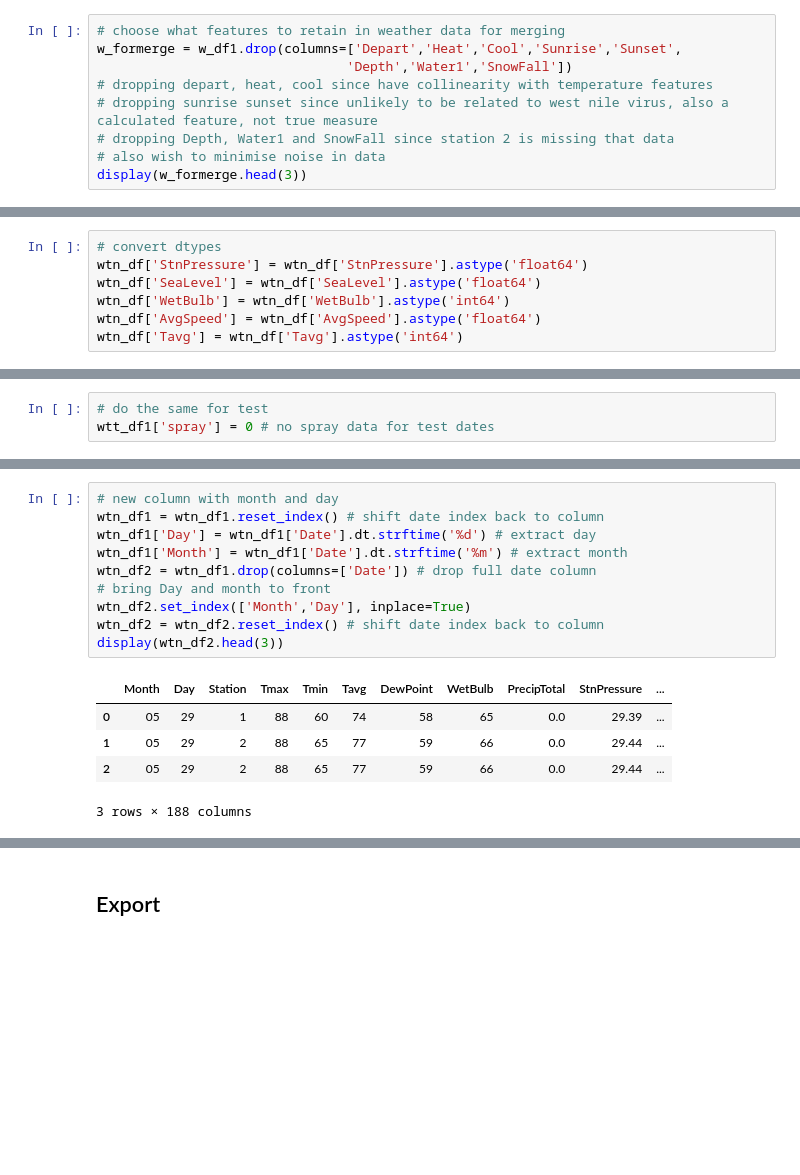
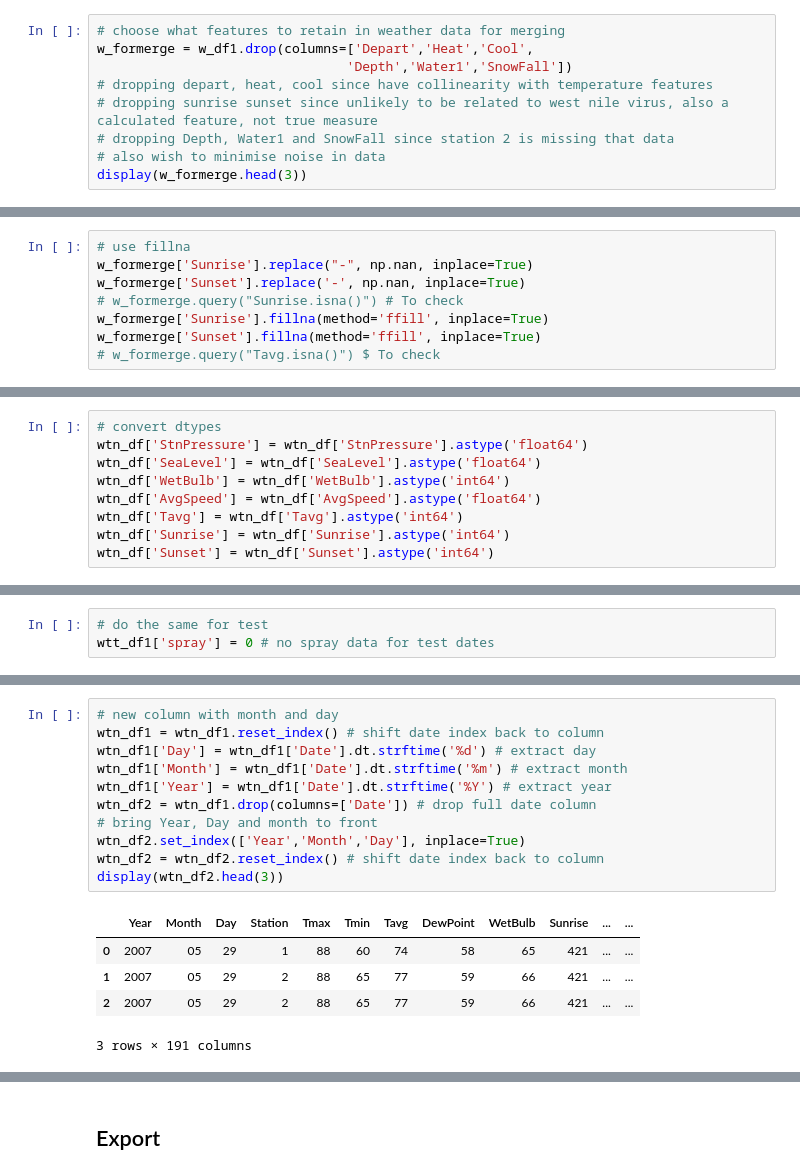
Before and after one commit to lydra4/Projects, a Jupyter notebook: West Nile Virus Prediction/Project_4_group_MLdata.ipynb, the cells around one changed output, grey strips where cells are left out. Cells and saved outputs as stored; diff of their text form; blank space fills up the shorter version.

```diff
--- a/West Nile Virus Prediction/Project_4_group_MLdata.ipynb
+++ b/West Nile Virus Prediction/Project_4_group_MLdata.ipynb
@@ -565,7 +565,7 @@ Index(['Station', 'Tmax', 'Tmin', 'Tavg', 'Depart', 'DewPoint', 'WetBulb',
       dtype='object')
 # %%
 # choose what features to retain in weather data for merging
-w_formerge = w_df1.drop(columns=['Depart','Heat','Cool','Sunrise','Sunset',
+w_formerge = w_df1.drop(columns=['Depart','Heat','Cool',
                                 'Depth','Water1','SnowFall'])
 # dropping depart, heat, cool since have collinearity with temperature features
 # dropping sunrise sunset since unlikely to be related to west nile virus, also a calculated feature, not true measure
@@ -581,0 +590,8 @@ display(w_formerge.head(3))
+# %%
+# use fillna
+w_formerge['Sunrise'].replace("-", np.nan, inplace=True)
+w_formerge['Sunset'].replace('-', np.nan, inplace=True)
+# w_formerge.query("Sunrise.isna()") # To check
+w_formerge['Sunrise'].fillna(method='ffill', inplace=True)
+w_formerge['Sunset'].fillna(method='ffill', inplace=True)
+# w_formerge.query("Tavg.isna()") $ To check
@@ -953,6 +982,8 @@ wtn_df['SeaLevel'] = wtn_df['SeaLevel'].astype('float64')
 wtn_df['WetBulb'] = wtn_df['WetBulb'].astype('int64')
 wtn_df['AvgSpeed'] = wtn_df['AvgSpeed'].astype('float64')
 wtn_df['Tavg'] = wtn_df['Tavg'].astype('int64')
+wtn_df['Sunrise'] = wtn_df['Sunrise'].astype('int64')
+wtn_df['Sunset'] = wtn_df['Sunset'].astype('int64')
 # %%
 # do the same for test
 wtt_df['StnPressure'] = wtt_df['StnPressure'].astype('float64')
@@ -1241,16 +1273,17 @@ display(wtt_df1.head(3))
 # %%
 # new column with month and day
 wtn_df1 = wtn_df1.reset_index() # shift date index back to column
 wtn_df1['Day'] = wtn_df1['Date'].dt.strftime('%d') # extract day
 wtn_df1['Month'] = wtn_df1['Date'].dt.strftime('%m') # extract month
+wtn_df1['Year'] = wtn_df1['Date'].dt.strftime('%Y') # extract year
 wtn_df2 = wtn_df1.drop(columns=['Date']) # drop full date column
-# bring Day and month to front
-wtn_df2.set_index(['Month','Day'], inplace=True)
+# bring Year, Day and month to front
+wtn_df2.set_index(['Year','Month','Day'], inplace=True)
 wtn_df2 = wtn_df2.reset_index() # shift date index back to column
 display(wtn_df2.head(3))
 # %% [output]
-|  | Month | Day | Station | Tmax | Tmin | Tavg | DewPoint | WetBulb | PrecipTotal | StnPressure | ... |
-| 0 | 05 | 29 | 1 | 88 | 60 | 74 | 58 | 65 | 0.0 | 29.39 | ... |
-| 1 | 05 | 29 | 2 | 88 | 65 | 77 | 59 | 66 | 0.0 | 29.44 | ... |
-| 2 | 05 | 29 | 2 | 88 | 65 | 77 | 59 | 66 | 0.0 | 29.44 | ... |
+|  | Year | Month | Day | Station | Tmax | Tmin | Tavg | DewPoint | WetBulb | Sunrise | ... | ... |
+| 0 | 2007 | 05 | 29 | 1 | 88 | 60 | 74 | 58 | 65 | 421 | ... | ... |
+| 1 | 2007 | 05 | 29 | 2 | 88 | 65 | 77 | 59 | 66 | 421 | ... | ... |
+| 2 | 2007 | 05 | 29 | 2 | 88 | 65 | 77 | 59 | 66 | 421 | ... | ... |
-3 rows × 188 columns
+3 rows × 191 columns
```
Also changed, not shown: parts of 35 cells of this notebook, 5 other files.
